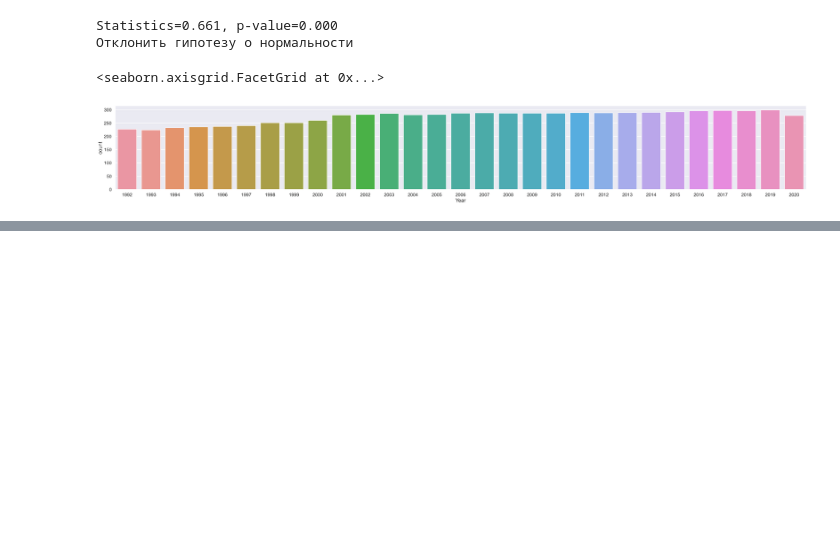
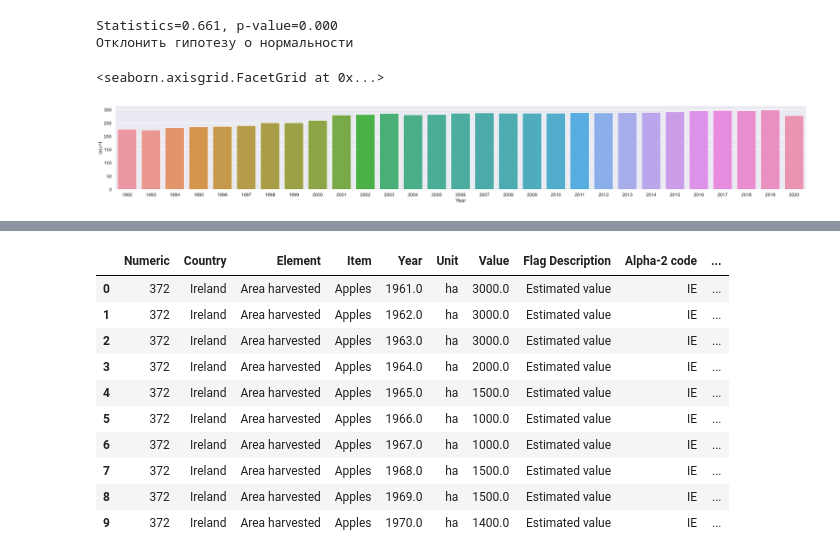
Before and after one commit to Alona-Aldushyna/CA_2, a Jupyter notebook: CA_2.ipynb, the cells around one changed output, grey strips where cells are left out. Saved outputs shown, nothing was run; the diff lists cells and outputs as text; code cells hidden in the pictures; blank space fills up the shorter version.

```diff
--- a/CA_2.ipynb
+++ b/CA_2.ipynb
@@ -591,0 +613,15 @@ sns.factorplot(x='Item',data=df_ukraine,kind='count',size=5,aspect=15)
+# %%
+df2=pd.merge(df1, country_codes, how="outer")
+df2.head(10)
+# %% [output]
+|  | Numeric | Country | Element | Item | Year | Unit | Value | Flag Description | Alpha-2 code | ... |
+| 0 | 372 | Ireland | Area harvested | Apples | 1961.0 | ha | 3000.0 | Estimated value | IE | ... |
+| 1 | 372 | Ireland | Area harvested | Apples | 1962.0 | ha | 3000.0 | Estimated value | IE | ... |
+| 2 | 372 | Ireland | Area harvested | Apples | 1963.0 | ha | 3000.0 | Estimated value | IE | ... |
+| 3 | 372 | Ireland | Area harvested | Apples | 1964.0 | ha | 2000.0 | Estimated value | IE | ... |
+| 4 | 372 | Ireland | Area harvested | Apples | 1965.0 | ha | 1500.0 | Estimated value | IE | ... |
+| 5 | 372 | Ireland | Area harvested | Apples | 1966.0 | ha | 1000.0 | Estimated value | IE | ... |
+| 6 | 372 | Ireland | Area harvested | Apples | 1967.0 | ha | 1000.0 | Estimated value | IE | ... |
+| 7 | 372 | Ireland | Area harvested | Apples | 1968.0 | ha | 1500.0 | Estimated value | IE | ... |
+| 8 | 372 | Ireland | Area harvested | Apples | 1969.0 | ha | 1500.0 | Estimated value | IE | ... |
+| 9 | 372 | Ireland | Area harvested | Apples | 1970.0 | ha | 1400.0 | Estimated value | IE | ... |
```
Also changed, not shown: parts of 15 cells of this notebook, 1 other file.
